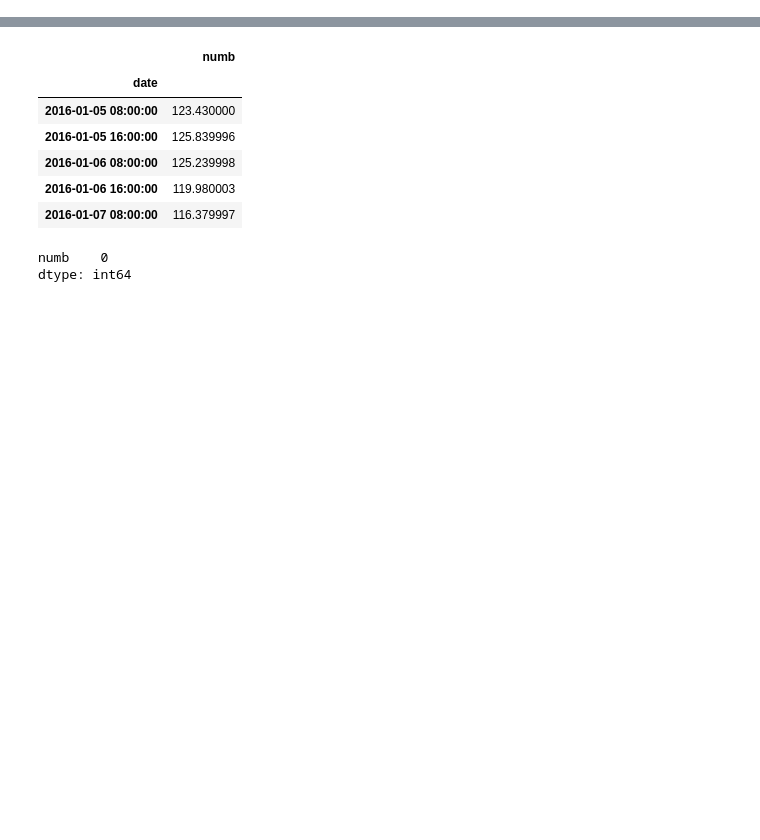
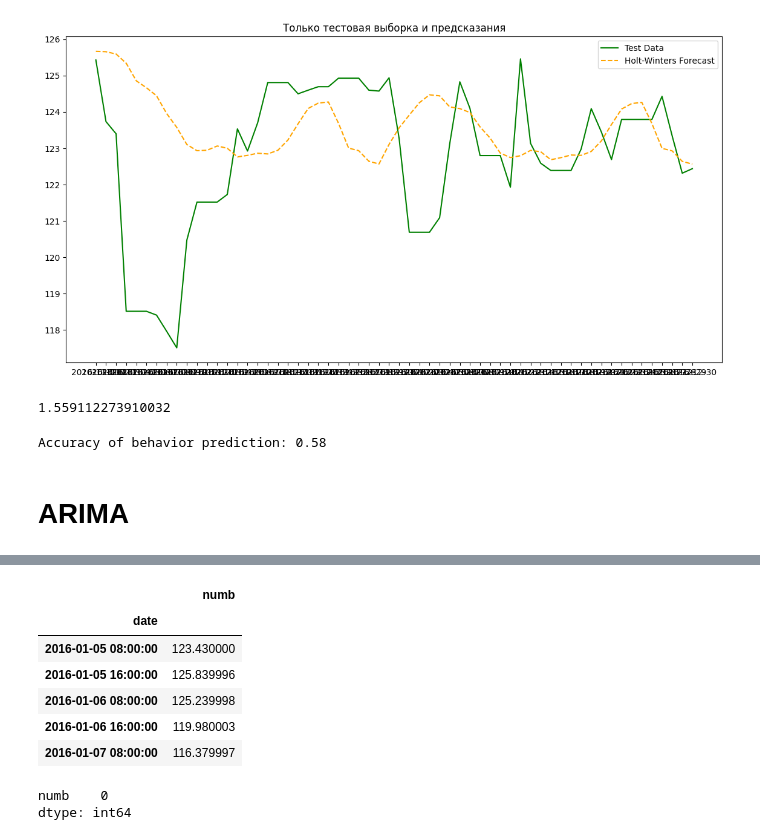
Before and after one commit to KseniaKotova/TMSds, a Jupyter notebook: W41/HW.ipynb, the cells around one changed output, grey strips where cells are left out. Saved outputs shown, nothing was run; the diff lists cells and outputs as text; code cells hidden in the pictures; blank space fills up the shorter version.

Commit message:
Add work with clear times series

```diff
--- a/W41/HW.ipynb
+++ b/W41/HW.ipynb
@@ -11,0 +108,5 @@ from statsmodels.tsa.api import ExponentialSmoothing
+# %%
+start_date = '2016-03-01'
+mid_date = '2016-11-01'
+train_f_win = data_win[data_win.index <= mid_date]
+test_f_win = data_win[data_win.index >= mid_date]
@@ -11,0 +115,11 @@ from statsmodels.tsa.api import ExponentialSmoothing
+# %%
+model_holt = ExponentialSmoothing(train_f_win, damped_trend=True, trend='add',
+                                  initialization_method='estimated', seasonal='add', seasonal_periods=31).fit()
+
+forecast_holt_fix = model_holt.forecast(steps=len(test_f_win))
+
+
+# initial_value = train_f.iloc[-1].values[0]  # Преобразование последнего значения в скаляр
+# forecast_holt = initial_value + forecast_holt_diff_2.reset_index(drop=True)
+
+print(f'Final Forecast Holt:\n{forecast_holt_fix}')
@@ -11,0 +144,27 @@ from statsmodels.tsa.api import ExponentialSmoothing
+# %%
+plt.figure(figsize=(14, 7))
+plt.plot(test_f.index, test_f, label='Test Data', color='g')
+plt.plot(test_f.index, forecast_holt_fix, label='Holt-Winters Forecast', color='orange', linestyle='--')
+plt.legend()
+plt.title('Только тестовая выборка и предсказания')
+plt.show()
+# %% [output]
+[figure, added]
+# %%
+print(mean_absolute_error(test_f_win, forecast_holt_fix))
+# %% [output]
+1.559112273910032
+# %%
+from sklearn.metrics import mean_absolute_error, accuracy_score
+
+def get_behavior(series):
+    return (series.diff() > 0).astype(int)  # 1 для повышения, 0 для понижения
+
+
+test_b = get_behavior(test_f_win)
+forc_b = get_behavior(forecast_holt_fix)
+
+accuracy = accuracy_score(test_b, forc_b)
+print(f'Accuracy of behavior prediction: {accuracy:.2f}')
+# %% [output]
+Accuracy of behavior prediction: 0.58
@@ -11,0 +223,2 @@ from statsmodels.tsa.api import ExponentialSmoothing
+# %% [markdown]
+# ARIMA
```
Also changed, not shown: parts of 27 cells of this notebook.
